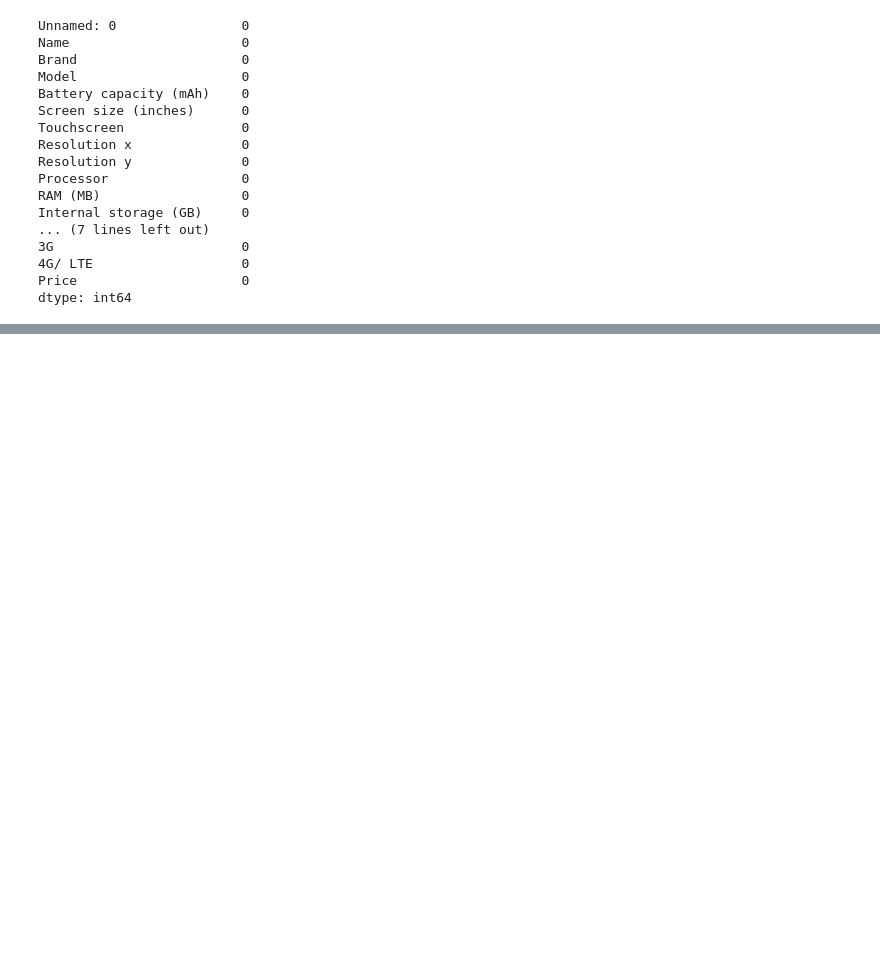
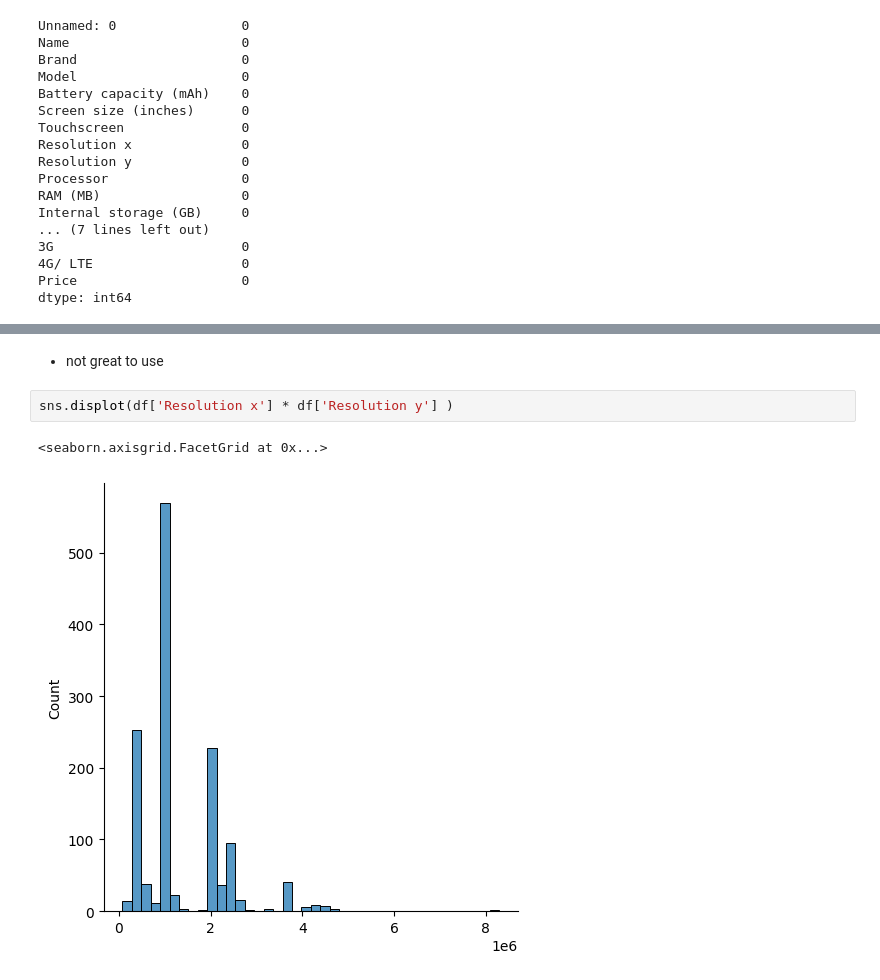
Before and after one commit to AtiChetsurakul/codealongcsfordsaiAti, a Jupyter notebook: Lectures/02-Data Science/code-along/ati-Pd-asgnWORKSHOP.ipynb, the cells around one changed output, grey strips where cells are left out. Saved outputs shown, nothing was run; the diff lists cells and outputs as text; blank space fills up the shorter version.

```diff
--- a/Lectures/02-Data Science/code-along/ati-Pd-asgnWORKSHOP.ipynb
+++ b/Lectures/02-Data Science/code-along/ati-Pd-asgnWORKSHOP.ipynb
@@ -78,0 +113,7 @@ dtype: int64
+# %% [markdown]
+ - not great to use
+# %%
+sns.displot(df['Resolution x'] * df['Resolution y'] )
+# %% [output]
+<seaborn.axisgrid.FacetGrid at 0x...>
+[figure, added]
```
Also changed, not shown: parts of 60 cells of this notebook.
